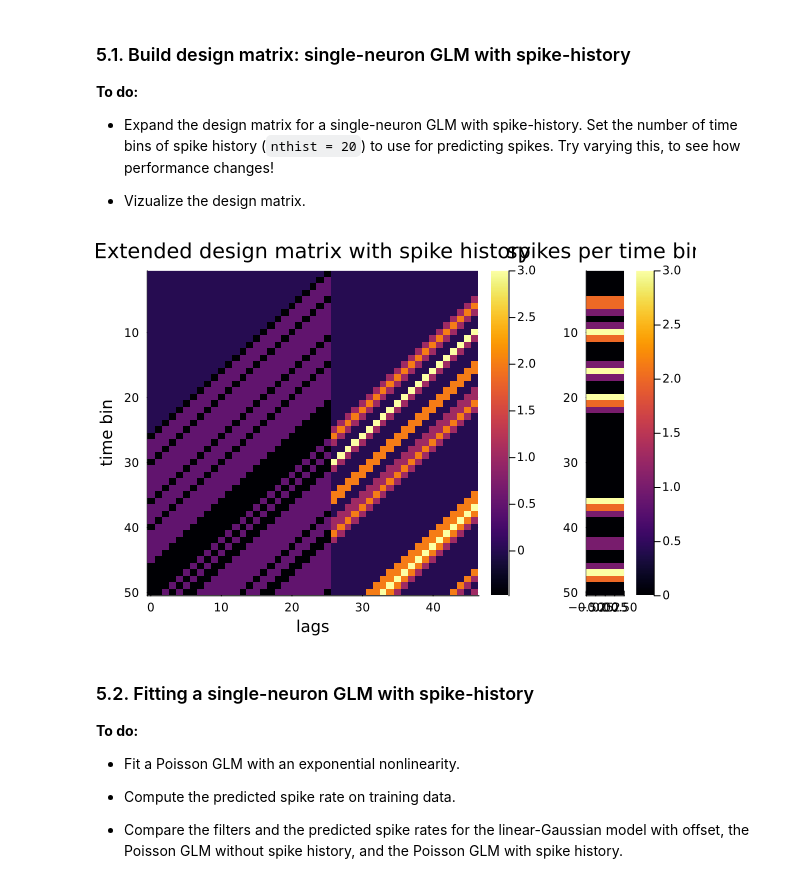
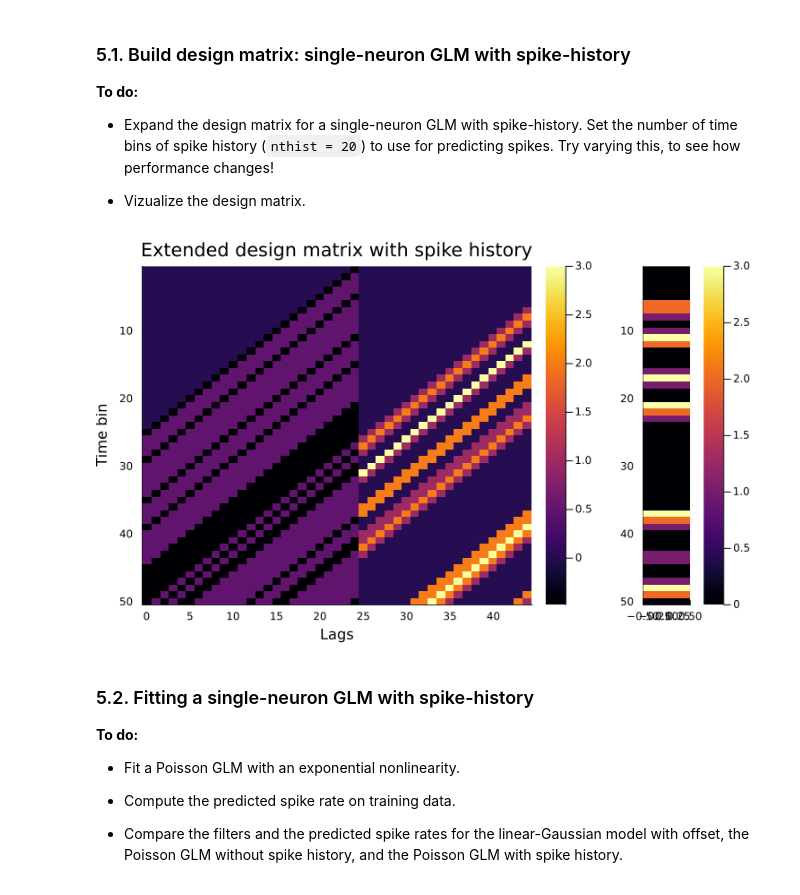
Before and after one commit to AurelienBernardP/Principles-of-neuroengineering, a Jupyter notebook: notebook2/Tutorial2-neural-encoding-modeling.ipynb, the cells around one changed output. Cells and saved outputs as stored; diff of their text form; code cells hidden in the pictures.

```diff
--- a/notebook2/Tutorial2-neural-encoding-modeling.ipynb
+++ b/notebook2/Tutorial2-neural-encoding-modeling.ipynb
@@ -407,7 +420,7 @@ refresh_rate = 1/dt_stim # refresh rate of the monitor
 num_time_bins = size(stim, 1) # number of time bins in stimulus
 num_spikes = size(spike_times, 1) # number of spikes
 
-time_bins = collect(1:num_time_bins + 1 ) * dt_stim
+time_bins = collect(0:num_time_bins ) * dt_stim
 hist = fit(Histogram, spike_times, time_bins)
 Y1 = hist.weights #binned spike count neuron 1
 
@@ -415,12 +428,8 @@ Y1 = hist.weights #binned spike count neuron 1
 cell_idx = 2
 
 spike_times = all_spike_times[cell_idx]
-dt_stim = stim_times[2] - stim_times[1] # time bin size
-refresh_rate = 1/dt_stim # refresh rate of the monitor
-num_time_bins = size(stim, 1) # number of time bins in stimulus
 num_spikes = size(spike_times, 1) # number of spikes
 
-time_bins = collect(1:num_time_bins + 1 ) * dt_stim
 hist = fit(Histogram, spike_times, time_bins)
 Y2 = hist.weights #binned spike count neuron 2
 
@@ -428,12 +437,8 @@ Y2 = hist.weights #binned spike count neuron 2
 cell_idx = 3
 
 spike_times = all_spike_times[cell_idx]
-dt_stim = stim_times[2] - stim_times[1] # time bin size
-refresh_rate = 1/dt_stim # refresh rate of the monitor
-num_time_bins = size(stim, 1) # number of time bins in stimulus
 num_spikes = size(spike_times, 1) # number of spikes
 
-time_bins = collect(1:num_time_bins + 1 ) * dt_stim
 hist = fit(Histogram, spike_times, time_bins)
 Y3 = hist.weights #binned spike count neuron 3
 
@@ -441,12 +446,9 @@ Y3 = hist.weights #binned spike count neuron 3
 cell_idx = 4
 
 spike_times = all_spike_times[cell_idx]
-dt_stim = stim_times[2] - stim_times[1] # time bin size
-refresh_rate = 1/dt_stim # refresh rate of the monitor
-num_time_bins = size(stim, 1) # number of time bins in stimulus
+
 num_spikes = size(spike_times, 1) # number of spikes
 
-time_bins = collect(1:num_time_bins + 1 ) * dt_stim
 hist = fit(Histogram, spike_times, time_bins)
 Y4 = hist.weights #binned spike count neuron 4
 # %% [output]
@@ -477,25 +479,25 @@ Y4 = hist.weights #binned spike count neuron 4
 # %%
 
 #neuron1
 ntfilt = 25
 nthist = 20
 
-design = transpose(Hankel(vcat(vec(zeros((ntfilt,1))),stim[1]),stim))
-neuron3_hist = transpose(Hankel(vcat(vec(zeros((nthist,1))),Y3[1]),Y3))
+neuron3_hist = transpose(Hankel( zeros((nthist)) , vcat(0,Y3[1:size(Y3,1)-1])))
+
 hist_expanded_design = hcat(design,neuron3_hist)
-
-heat_expanded = heatmap(0:ntfilt+nthist+1, 1:50, hist_expanded_design[1:50,:], yflip = true, title = "Extended design matrix with spike history" , xlabel = "lags" , ylabel = "time bin")
+heat_expanded = heatmap(0:ntfilt+nthist-1, 1:50, hist_expanded_design[1:50,:], yflip = true, title = "Extended design matrix with spike history" , xlabel = "Lags" , ylabel = "Time bin",
+xticks = 0:5:45,)
 
 
 #heat3 = heatmap(-ntfilt+1:0, 1:50, neuron3_hist[1:50,:], yflip = true, title = "design matrix" , xlabel = "n4 spike hist" , ylabel = "time bin")
 
-heat_spikes = heatmap((0:0),1:50,hist.weights[1:50,:], yflip = true , title = "spikes per time bin" )
+heat_spikes = heatmap((0:0),1:50,hist.weights[1:50,:], yflip = true )
 
 l = @layout [a{0.8w} b]
 
-plot(heat_expanded, heat_spikes , layout = l)
+plot(heat_expanded, heat_spikes , layout = l, size=(750,450))
 # %% [output]
-[figure, old version]
+[figure, new version]
 # %% [markdown]
 ### 5.2. Fitting a single-neuron GLM with spike-history
 
```
Also changed, not shown: parts of 17 cells of this notebook.
